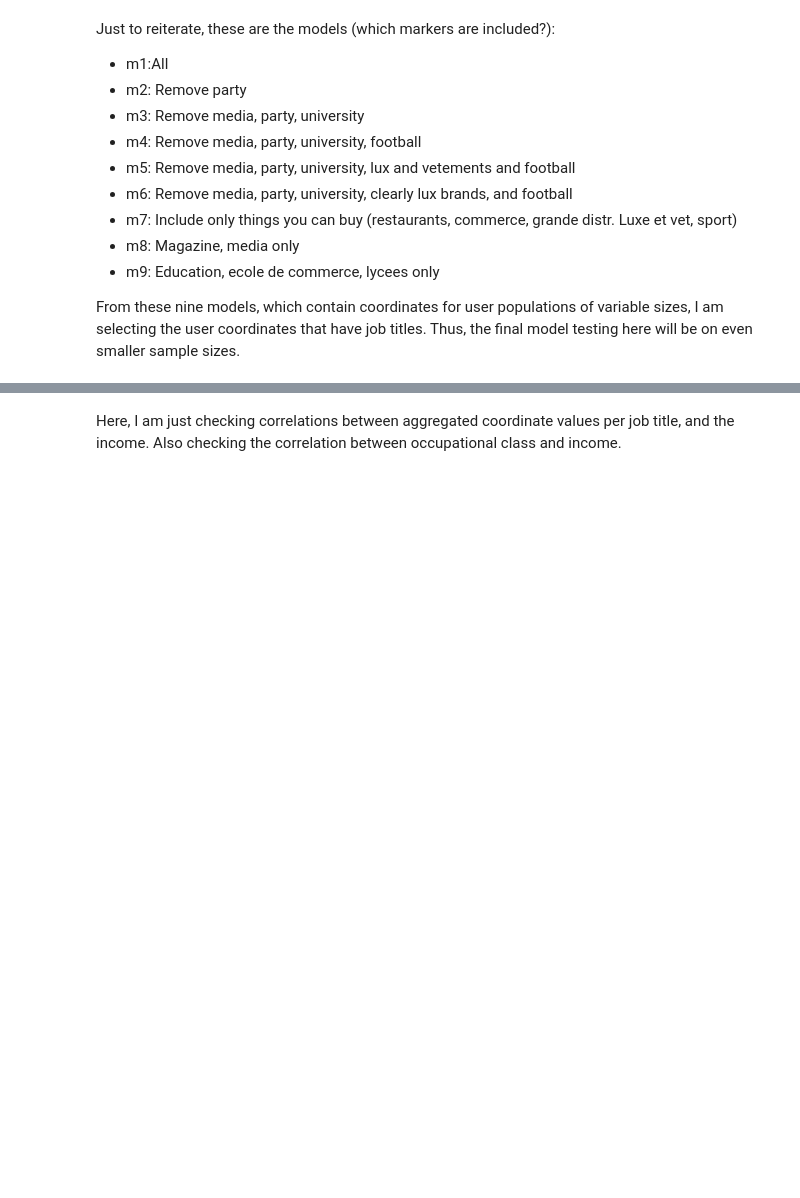
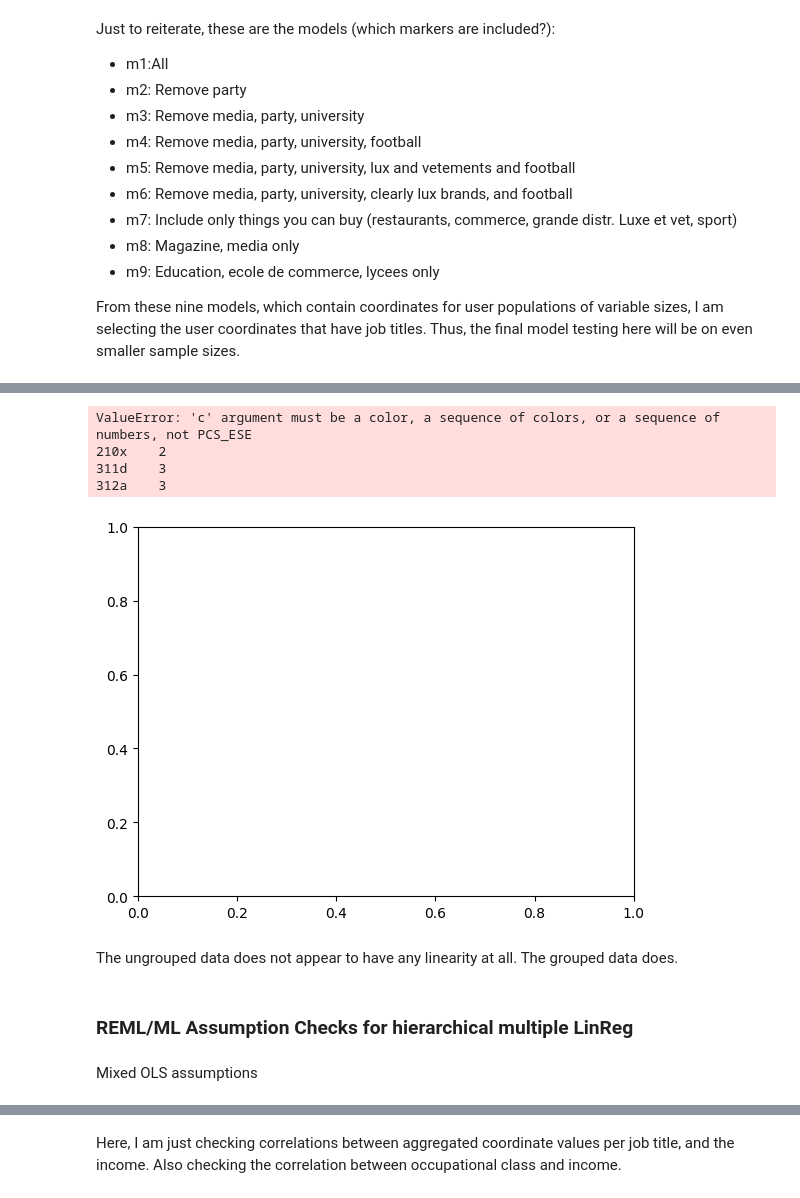
Before and after one commit to livtol99/Liv-Stage---FOCOS-Hand-Over, a Jupyter notebook: Code/Validation/Income_val.ipynb, the cells around one changed output, grey strips where cells are left out. Cells and saved outputs as stored; diff of their text form; code cells hidden in the pictures; blank space fills up the shorter version.

Commit message:
assumptions

```diff
--- a/Code/Validation/Income_val.ipynb
+++ b/Code/Validation/Income_val.ipynb
@@ -116,0 +179,40 @@ df9 = dfs[8] #4125 users
+# %%
+import matplotlib.pyplot as plt
+
+outcome = 'Salaire_moyen_en_EQTP'
+predictors = ['0', '1', '2']
+
+# #Ungrouped data
+# # Assume 'outcome' is your outcome variable, and 'predictors' is a list of your predictor variables
+# for i, df in enumerate(dfs):
+#     for predictor in predictors:
+#         plt.scatter(df[predictor], df[outcome])
+#         plt.xlabel(predictor)
+#         plt.ylabel(outcome)
+#         plt.title(f'Dataframe {i+1}: {outcome} vs {predictor}')
+#         plt.show()
+
+
+#Grouped
+# Group by 'PCS_ESE' and calculate mean
+grouped_dfs = [df.groupby('PCS_ESE')[predictors + [outcome]].mean() for df in dfs]
+
+# Add a new column for the first number in the 'PCS_ESE' group
+for df in grouped_dfs:
+    df['color'] = df.index.str[0].astype(int)
+
+# Plot scatter plots for each grouped dataframe
+for i, df in enumerate(grouped_dfs):
+    for predictor in predictors:
+        plt.scatter(df[predictor], df[outcome], c=df['color'])
+        plt.xlabel(predictor)
+        plt.ylabel(outcome)
+        plt.title(f'Grouped Dataframe {i+1}: {outcome} vs {predictor}')
+        plt.colorbar(label='Color')
+        plt.show()
+# %% [output]
+ValueError: 'c' argument must be a color, a sequence of colors, or a sequence of numbers, not PCS_ESE
+210x    2
+311d    3
+312a    3
+[figure, added]
@@ -116,0 +269,6 @@ df9 = dfs[8] #4125 users
+# %% [markdown]
+The ungrouped data does not appear to have any linearity at all. The grouped data does.
+# %% [markdown]
+### REML/ML Assumption Checks for hierarchical multiple LinReg
+# %% [markdown]
+Mixed OLS assumptions
```
Also changed, not shown: parts of 27 cells of this notebook.
